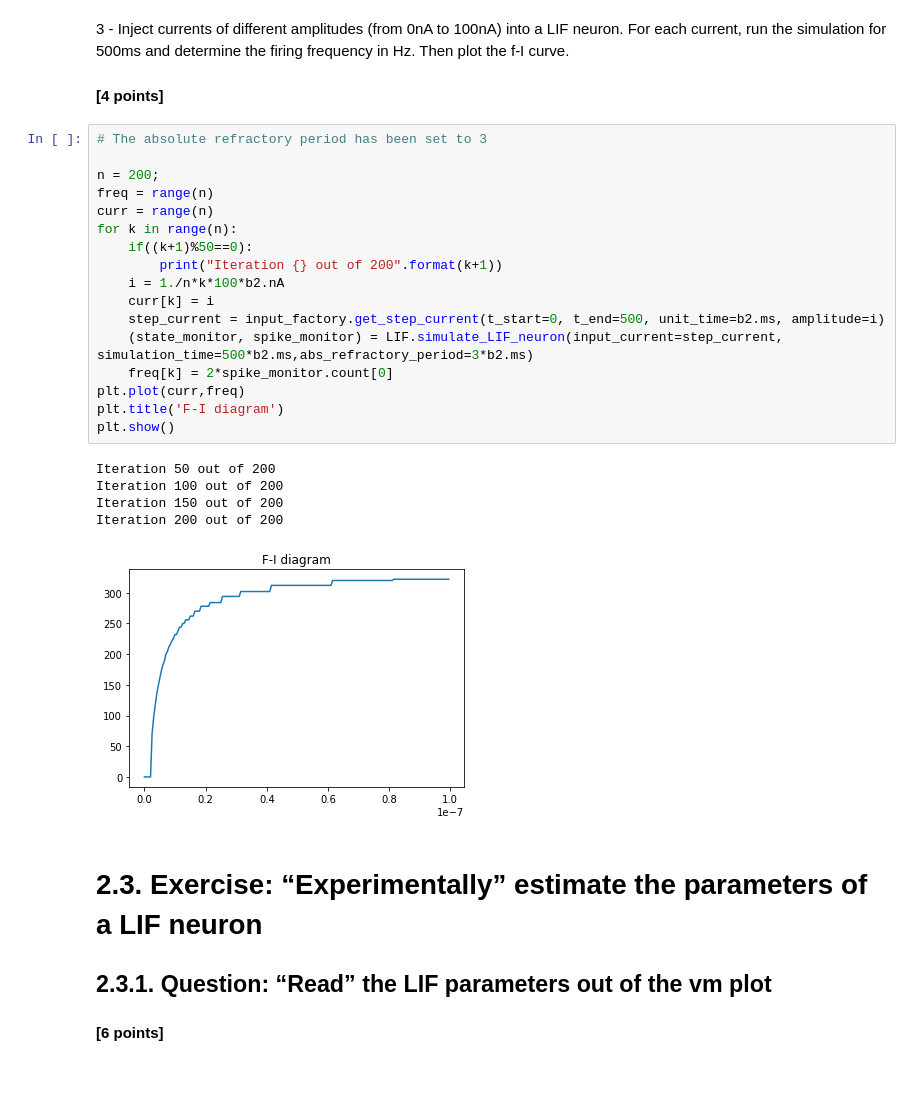
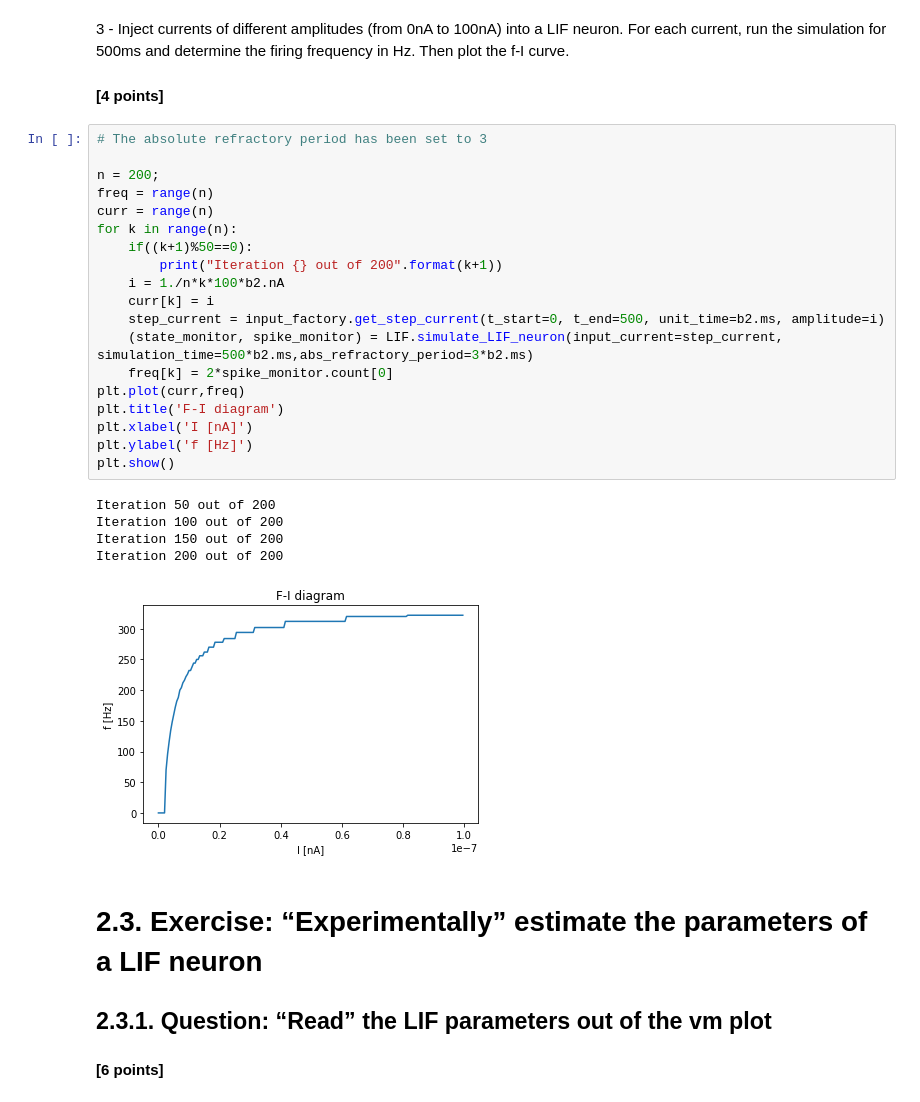
Before and after one commit to fedeflo2/Bestbio1, a Jupyter notebook: Ex2_firstName_lastName_000.ipynb, the cells around one changed output. Cells and saved outputs as stored; diff of their text form; blank space fills up the shorter version.

```diff
--- a/Ex2_firstName_lastName_000.ipynb
+++ b/Ex2_firstName_lastName_000.ipynb
@@ -119,26 +114,28 @@ For each current, run the simulation for 500ms and determine the firing frequenc
 # %%
 # The absolute refractory period has been set to 3
 
 n = 200;
 freq = range(n)
 curr = range(n)
 for k in range(n):
     if((k+1)%50==0):
         print("Iteration {} out of 200".format(k+1))
     i = 1./n*k*100*b2.nA
     curr[k] = i
     step_current = input_factory.get_step_current(t_start=0, t_end=500, unit_time=b2.ms, amplitude=i)
     (state_monitor, spike_monitor) = LIF.simulate_LIF_neuron(input_current=step_current, simulation_time=500*b2.ms,abs_refractory_period=3*b2.ms)
     freq[k] = 2*spike_monitor.count[0]
 plt.plot(curr,freq)
 plt.title('F-I diagram')
+plt.xlabel('I [nA]')
+plt.ylabel('f [Hz]')
 plt.show()
 # %% [output]
 Iteration 50 out of 200
 Iteration 100 out of 200
 Iteration 150 out of 200
 Iteration 200 out of 200
-[figure, old version]
+[figure, new version]
 # %% [markdown]
 # 2.3. Exercise: “Experimentally” estimate the parameters of a LIF neuron
 ## 2.3.1. Question: “Read” the LIF parameters out of the vm plot
```
Also changed, not shown: parts of 5 cells of this notebook.
